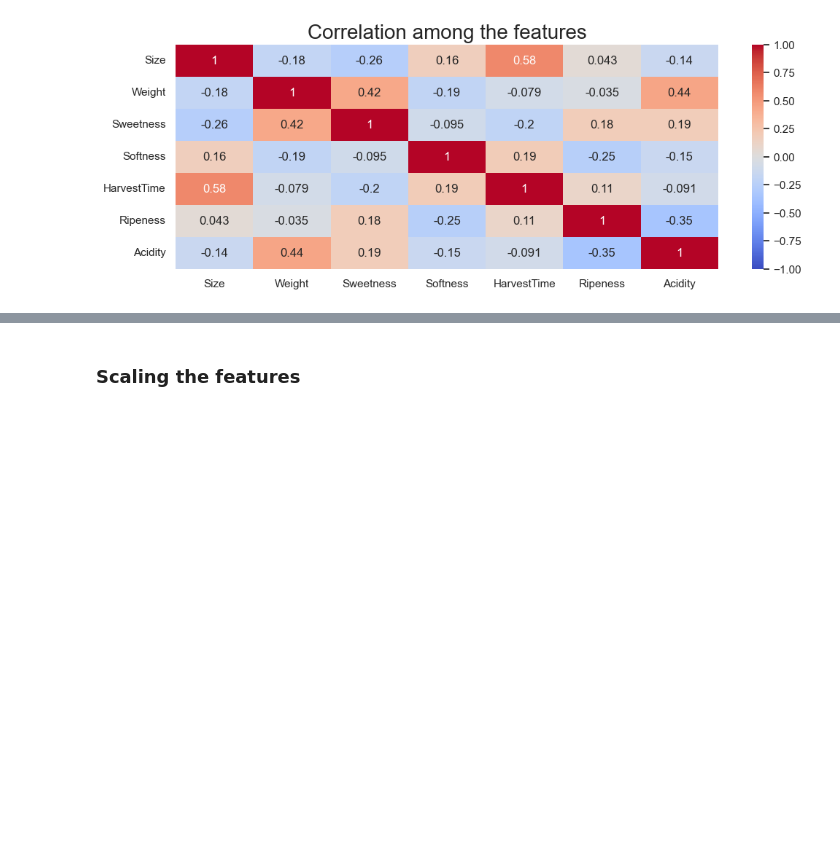
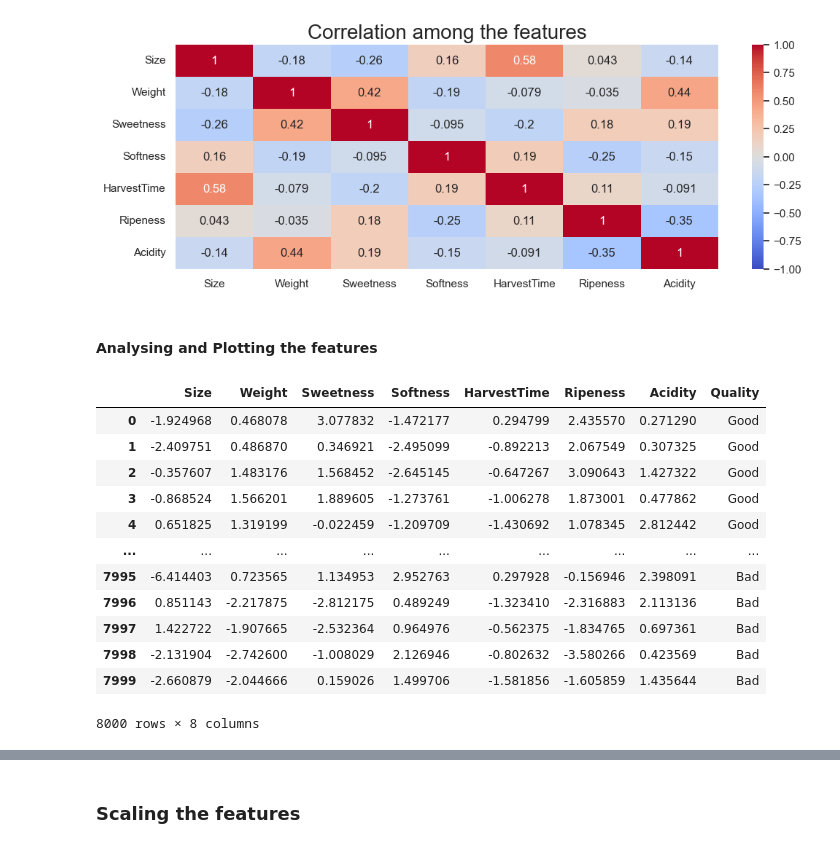
Before and after one commit to alonsobern/Data-Mining-Machine-Learning, a Jupyter notebook: Banana Quality/Banana_Quality.ipynb, the cells around one changed output, grey strips where cells are left out. Drawn from its saved outputs; the diff is of its cells as text; code cells hidden in the pictures; blank space fills up the shorter version.

```diff
--- a/Banana Quality/Banana_Quality.ipynb
+++ b/Banana Quality/Banana_Quality.ipynb
@@ -128,3 +128,21 @@ heatmap = sns.heatmap(bananaData[features].corr(), vmax=1, vmin=-1, annot=True,
 plt.show()
 # %% [output]
 [figure]
+# %% [markdown]
+#### **Analysing and Plotting the features**
+# %%
+bananaData
+# %% [output]
+|  | Size | Weight | Sweetness | Softness | HarvestTime | Ripeness | Acidity | Quality |
+| 0 | -1.924968 | 0.468078 | 3.077832 | -1.472177 | 0.294799 | 2.435570 | 0.271290 | Good |
+| 1 | -2.409751 | 0.486870 | 0.346921 | -2.495099 | -0.892213 | 2.067549 | 0.307325 | Good |
+| 2 | -0.357607 | 1.483176 | 1.568452 | -2.645145 | -0.647267 | 3.090643 | 1.427322 | Good |
+| 3 | -0.868524 | 1.566201 | 1.889605 | -1.273761 | -1.006278 | 1.873001 | 0.477862 | Good |
+| 4 | 0.651825 | 1.319199 | -0.022459 | -1.209709 | -1.430692 | 1.078345 | 2.812442 | Good |
+| ... | ... | ... | ... | ... | ... | ... | ... | ... |
+| 7995 | -6.414403 | 0.723565 | 1.134953 | 2.952763 | 0.297928 | -0.156946 | 2.398091 | Bad |
+| 7996 | 0.851143 | -2.217875 | -2.812175 | 0.489249 | -1.323410 | -2.316883 | 2.113136 | Bad |
+| 7997 | 1.422722 | -1.907665 | -2.532364 | 0.964976 | -0.562375 | -1.834765 | 0.697361 | Bad |
+| 7998 | -2.131904 | -2.742600 | -1.008029 | 2.126946 | -0.802632 | -3.580266 | 0.423569 | Bad |
+| 7999 | -2.660879 | -2.044666 | 0.159026 | 1.499706 | -1.581856 | -1.605859 | 1.435644 | Bad |
+8000 rows × 8 columns
```
Also changed, not shown: parts of 2 cells of this notebook.
